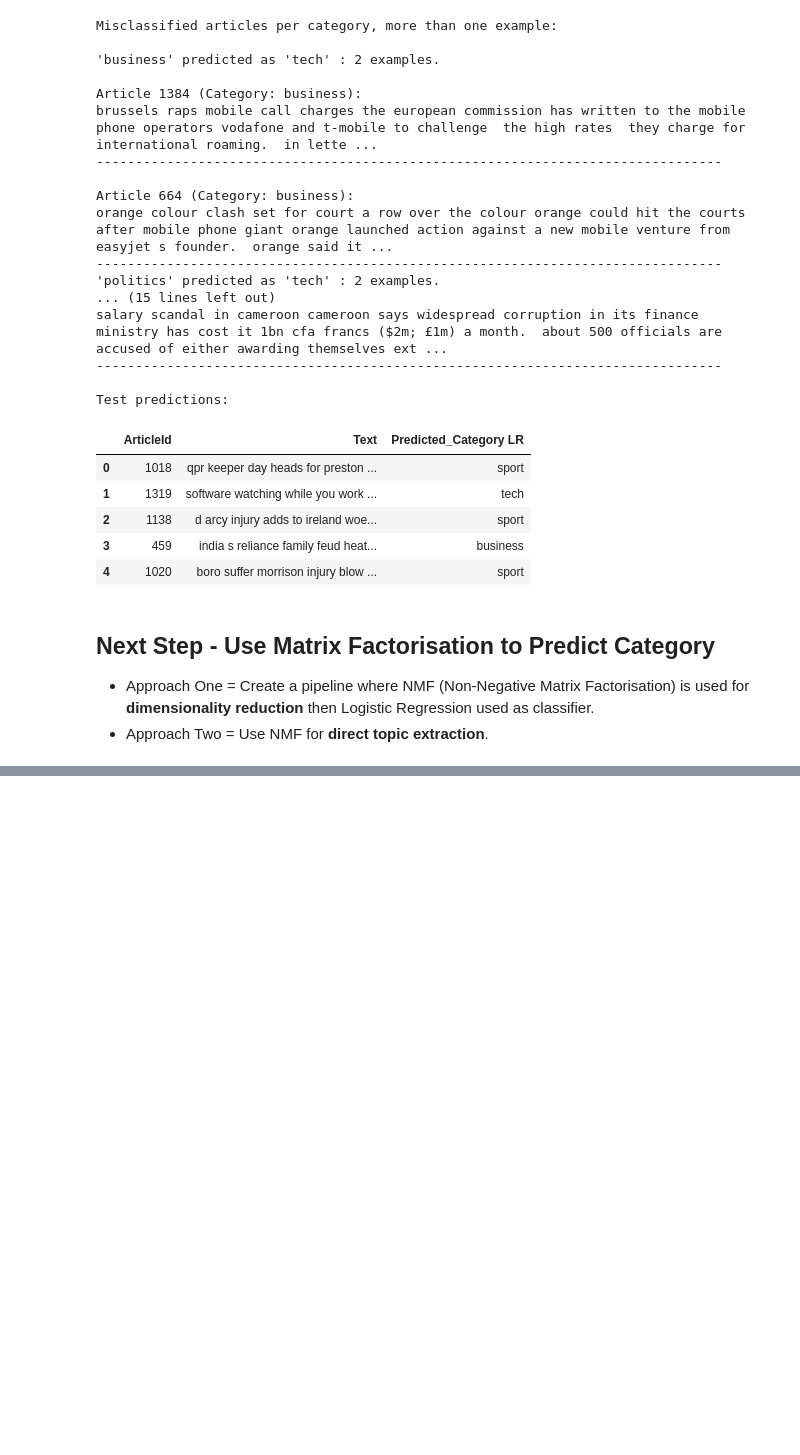
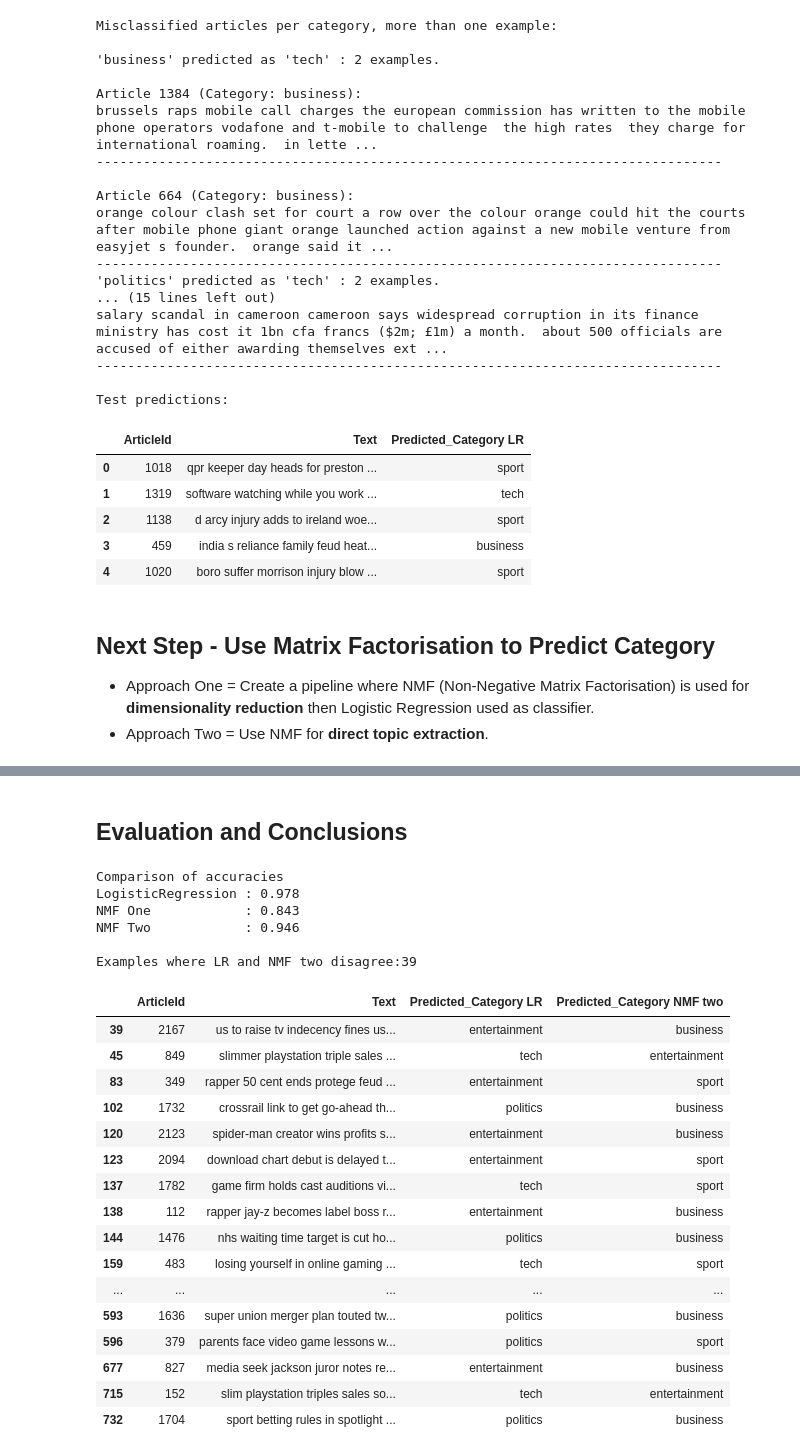
Before and after one commit to sean-coffey/ml-course-work, a Jupyter notebook: 5510_module4_mini_project.ipynb, the cells around one changed output, grey strips where cells are left out. Cells and saved outputs as stored; diff of their text form; code cells hidden in the pictures; blank space fills up the shorter version.

```diff
--- a/5510_module4_mini_project.ipynb
+++ b/5510_module4_mini_project.ipynb
@@ -336,3 +353,16 @@ Figure saved: figs/5510_mini_project/tfidf_word_clouds_by_category.png
+# %%
+# to support predictions on the test set
+test_features = tfidf_improved.transform(test['Text']).toarray()
+
+# As the provided test set has no category labels, we will need to split the training set further to understand the results of our models better.
+# % of the training set for testing.
+test_size = 0.3
+# We need the indices of the training and test sets to use them later when plotting the results.
+X_train, X_test, y_train, y_test, indices_train, indices_test = train_test_split(features,
+                                                                                 labels,
+                                                                                 train.index,
+                                                                                 test_size=test_size,
+                                                                                 random_state=SEED)
 # %% [markdown]
 ## Supervised Learning Approach
 
@@ -463,9 +493,9 @@ Test predictions:
 | 4 | 1020 | boro suffer morrison injury blow ... | sport | sport |
 # %%
 # Apply NMF for topic extraction
-n_topics = 5
+n_topics = 10
 nmf_model = NMF(
-    n_components=5,
+    n_components=n_topics,
     random_state=SEED,
     max_iter=1000,
     alpha_W=0.0,  # No regularization initially
@@ -536,4 +566,10 @@ y_pred_topics = topic_classifier.predict(W_test)
 
 # Evaluate
 accuracy_nmf_two = plot_confusion(y_test, y_pred_topics, name='nmf_two')
+# Predict on the actual test data
+W_test_full = nmf_model.transform(test_features)  # have to transform test features using the same NMF model
+test_predictions = topic_classifier.predict(W_test_full)
+test['Predicted_Category NMF two'] = [id_to_category[pred] for pred in test_predictions]
+print("\nTest predictions:")
+display(test.head())
 # %% [output]
@@ -574,0 +614,42 @@ police praise  courageous  ozzy rock star ozzy osbourne has been praised by poli
+# %% [markdown]
+## Evaluation and Conclusions
+# %%
+print("Comparison of accuracies")
+results = [
+    ("LogisticRegression", accuracy_logistic_regression),
+    ("NMF One", accuracy_nmf_one),
+    ("NMF Two", accuracy_nmf_two)
+]
+
+max_label_width = max(len(label) for label, _ in results) + 1
+
+for label, accuracy in results:
+    print(f"{label:<{max_label_width}}: {accuracy:.3f}")
+
+mask = test['Predicted_Category LR'] != test['Predicted_Category NMF two']
+print(f"\nExamples where LR and NMF two disagree:{len(test[mask])}")
+display(test[mask].drop(columns=['Predicted_Category NMF one']))
+# %% [output]
+Comparison of accuracies
+LogisticRegression : 0.978
+NMF One            : 0.843
+NMF Two            : 0.946
+
+Examples where LR and NMF two disagree:39
+|  | ArticleId | Text | Predicted_Category LR | Predicted_Category NMF two |
+| 39 | 2167 | us to raise tv indecency fines us... | entertainment | business |
+| 45 | 849 | slimmer playstation triple sales ... | tech | entertainment |
+| 83 | 349 | rapper 50 cent ends protege feud ... | entertainment | sport |
+| 102 | 1732 | crossrail link to get go-ahead th... | politics | business |
+| 120 | 2123 | spider-man creator wins profits s... | entertainment | business |
+| 123 | 2094 | download chart debut is delayed t... | entertainment | sport |
+| 137 | 1782 | game firm holds cast auditions vi... | tech | sport |
+| 138 | 112 | rapper jay-z becomes label boss r... | entertainment | business |
+| 144 | 1476 | nhs waiting time target is cut ho... | politics | business |
+| 159 | 483 | losing yourself in online gaming ... | tech | sport |
+| ... | ... | ... | ... | ... |
+| 593 | 1636 | super union merger plan touted tw... | politics | business |
+| 596 | 379 | parents face video game lessons w... | politics | sport |
+| 677 | 827 | media seek jackson juror notes re... | entertainment | business |
+| 715 | 152 | slim playstation triples sales so... | tech | entertainment |
+| 732 | 1704 | sport betting rules in spotlight ... | politics | business |
```
Also changed, not shown: parts of 11 cells of this notebook.
